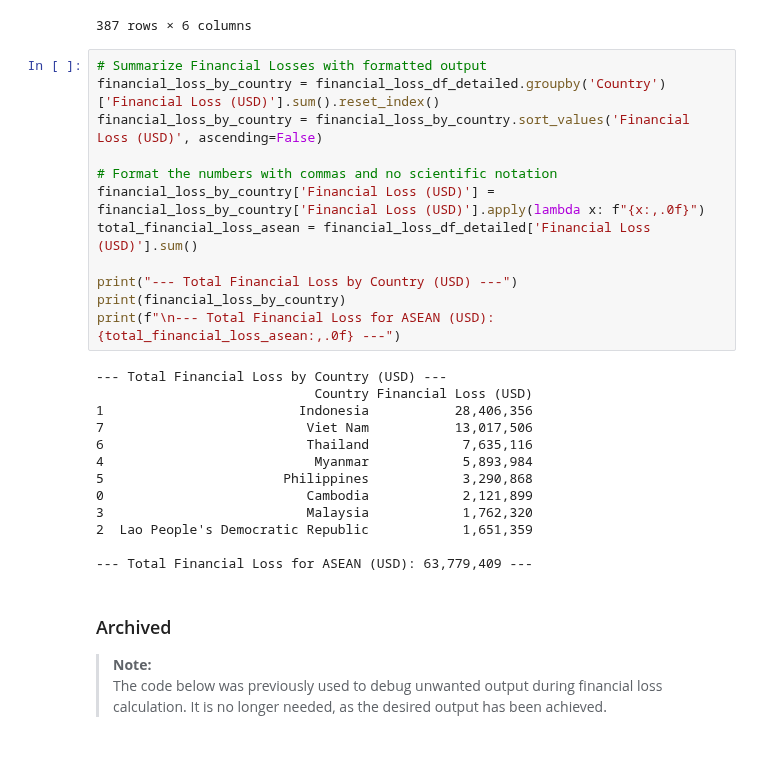
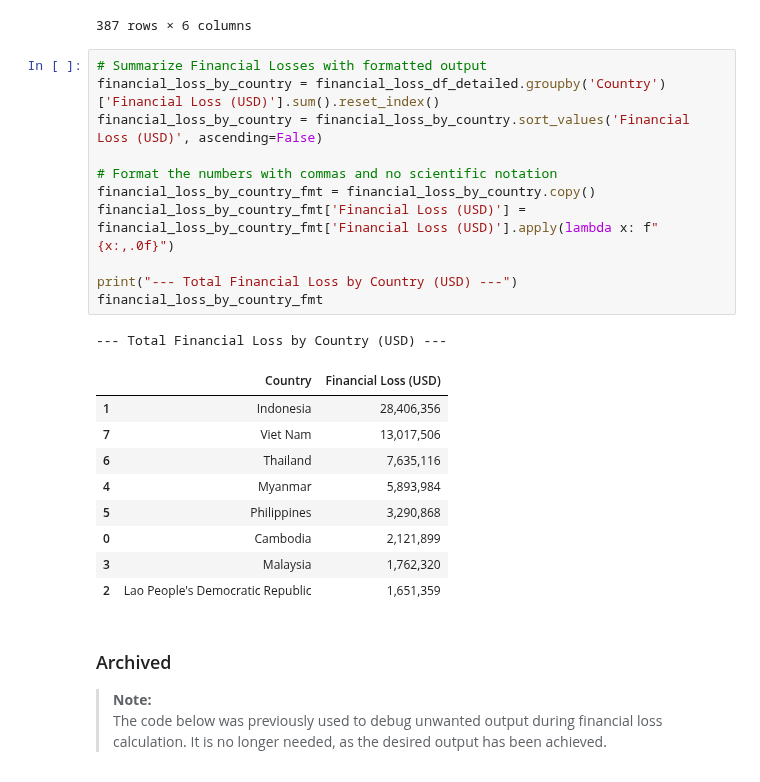
Before and after one commit to Azvier/asean-food-waste-sustainability, a Jupyter notebook: notebooks/data_analysis.ipynb, the cells around one changed output. Cells and saved outputs as stored; diff of their text form.

```diff
--- a/notebooks/data_analysis.ipynb
+++ b/notebooks/data_analysis.ipynb
@@ -296,28 +296,25 @@ financial_loss_df_detailed[['Country', 'Item', 'Loss Year', 'Final_Price', 'Loss
 # %%
 # Summarize Financial Losses with formatted output
 financial_loss_by_country = financial_loss_df_detailed.groupby('Country')['Financial Loss (USD)'].sum().reset_index()
 financial_loss_by_country = financial_loss_by_country.sort_values('Financial Loss (USD)', ascending=False)
 
 # Format the numbers with commas and no scientific notation
-financial_loss_by_country['Financial Loss (USD)'] = financial_loss_by_country['Financial Loss (USD)'].apply(lambda x: f"{x:,.0f}")
-total_financial_loss_asean = financial_loss_df_detailed['Financial Loss (USD)'].sum()
+financial_loss_by_country_fmt = financial_loss_by_country.copy()
+financial_loss_by_country_fmt['Financial Loss (USD)'] = financial_loss_by_country_fmt['Financial Loss (USD)'].apply(lambda x: f"{x:,.0f}")
 
 print("--- Total Financial Loss by Country (USD) ---")
-print(financial_loss_by_country)
-print(f"\n--- Total Financial Loss for ASEAN (USD): {total_financial_loss_asean:,.0f} ---")
+financial_loss_by_country_fmt
 # %% [output]
 --- Total Financial Loss by Country (USD) ---
-                            Country Financial Loss (USD)
-1                         Indonesia           28,406,356
-7                          Viet Nam           13,017,506
-6                          Thailand            7,635,116
-4                           Myanmar            5,893,984
-5                       Philippines            3,290,868
-0                          Cambodia            2,121,899
-3                          Malaysia            1,762,320
-2  Lao People's Democratic Republic            1,651,359
-
---- Total Financial Loss for ASEAN (USD): 63,779,409 ---
+|  | Country | Financial Loss (USD) |
+| 1 | Indonesia | 28,406,356 |
+| 7 | Viet Nam | 13,017,506 |
+| 6 | Thailand | 7,635,116 |
+| 4 | Myanmar | 5,893,984 |
+| 5 | Philippines | 3,290,868 |
+| 0 | Cambodia | 2,121,899 |
+| 3 | Malaysia | 1,762,320 |
+| 2 | Lao People's Democratic Republic | 1,651,359 |
 # %% [markdown]
 ### Archived
 > **Note:**
```
Also changed, not shown: parts of 8 cells of this notebook.
